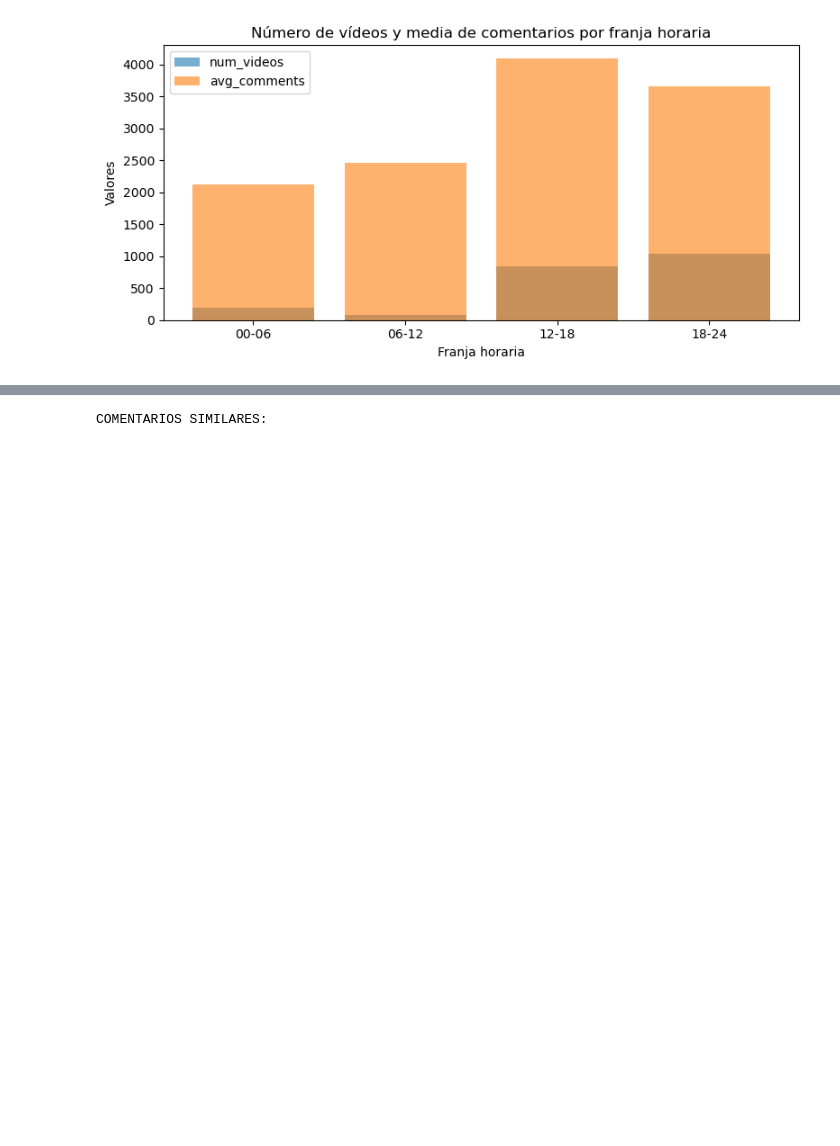
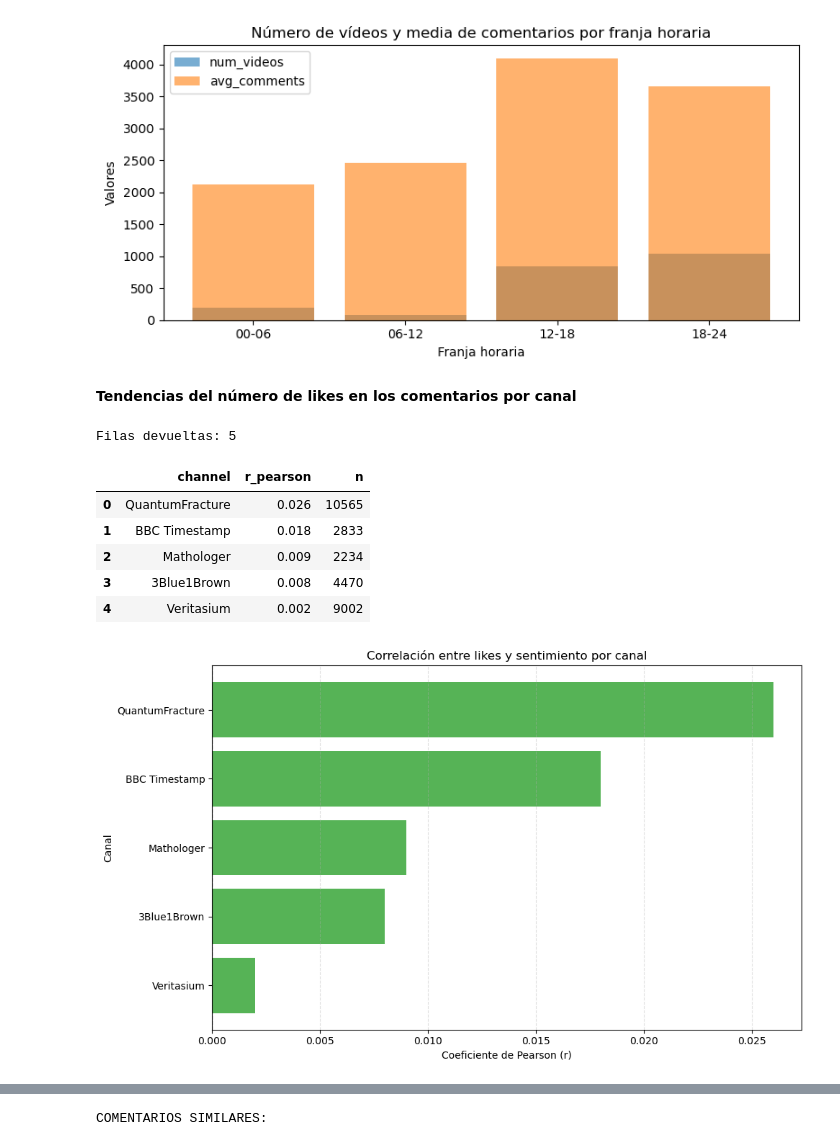
Before and after one commit to Mariogarber/Hackathon_GESTDB, a Jupyter notebook: results/Results.ipynb, the cells around one changed output, grey strips where cells are left out. Saved outputs shown, nothing was run; the diff lists cells and outputs as text; code cells hidden in the pictures; blank space fills up the shorter version.

Commit message:
avanzando en el notbook de las consultas de postgres y elasticsearch

```diff
--- a/results/Results.ipynb
+++ b/results/Results.ipynb
@@ -269,3 +305,55 @@ plt.tight_layout()
 plt.show()
 # %% [output]
 [figure]
+# %% [markdown]
+**Tendencias del número de likes en los comentarios por canal**
+# %%
+# Consulta SQL: correlación likes–sentimiento por canal
+sql_sentiment_corr = """
+SELECT
+  ch.name AS channel,
+  ROUND(corr(cm.like_count::float, cm.sentiment_score::float)::numeric, 3) AS r_pearson,
+  COUNT(*) AS n
+FROM public.comment cm
+JOIN public.video v  ON v.id = cm.id_video
+JOIN public.channel ch ON ch.id = v.id_channel
+WHERE cm.like_count IS NOT NULL
+  AND cm.sentiment_score IS NOT NULL
+GROUP BY ch.name
+HAVING COUNT(*) >= 30
+ORDER BY r_pearson DESC;
+"""
+
+# Ejecutar consulta
+df_sentiment = run_query(sql_sentiment_corr)
+print("Filas devueltas:", len(df_sentiment))
+display(df_sentiment.head(15))
+
+# --- Gráfica de correlación por canal ---
+import matplotlib.pyplot as plt
+
+# seleccionar los 20 canales con mayor correlación (positiva o negativa)
+df_plot = df_sentiment.sort_values("r_pearson", ascending=False).head(20)
+
+plt.figure(figsize=(10, 6))
+bars = plt.barh(df_plot["channel"], df_plot["r_pearson"],
+                color=["#2ca02c" if r > 0 else "#d62728" for r in df_plot["r_pearson"]],
+                alpha=0.8)
+
+plt.title("Correlación entre likes y sentimiento por canal")
+plt.xlabel("Coeficiente de Pearson (r)")
+plt.ylabel("Canal")
+plt.axvline(0, color="gray", linestyle="--", linewidth=1)
+plt.gca().invert_yaxis()
+plt.grid(axis="x", linestyle="--", alpha=0.4)
+plt.tight_layout()
+plt.show()
+# %% [output]
+Filas devueltas: 5
+|  | channel | r_pearson | n |
+| 0 | QuantumFracture | 0.026 | 10565 |
+| 1 | BBC Timestamp | 0.018 | 2833 |
+| 2 | Mathologer | 0.009 | 2234 |
+| 3 | 3Blue1Brown | 0.008 | 4470 |
+| 4 | Veritasium | 0.002 | 9002 |
+[figure, added]
```
Also changed, not shown: parts of 29 cells of this notebook.
